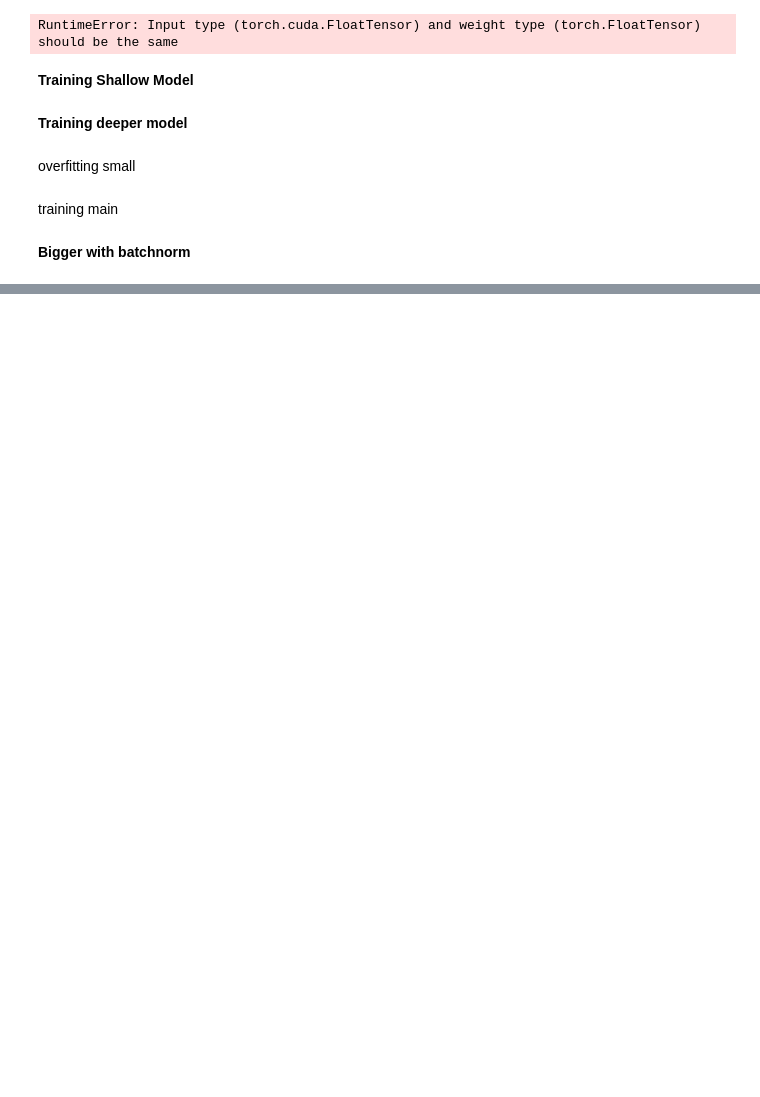
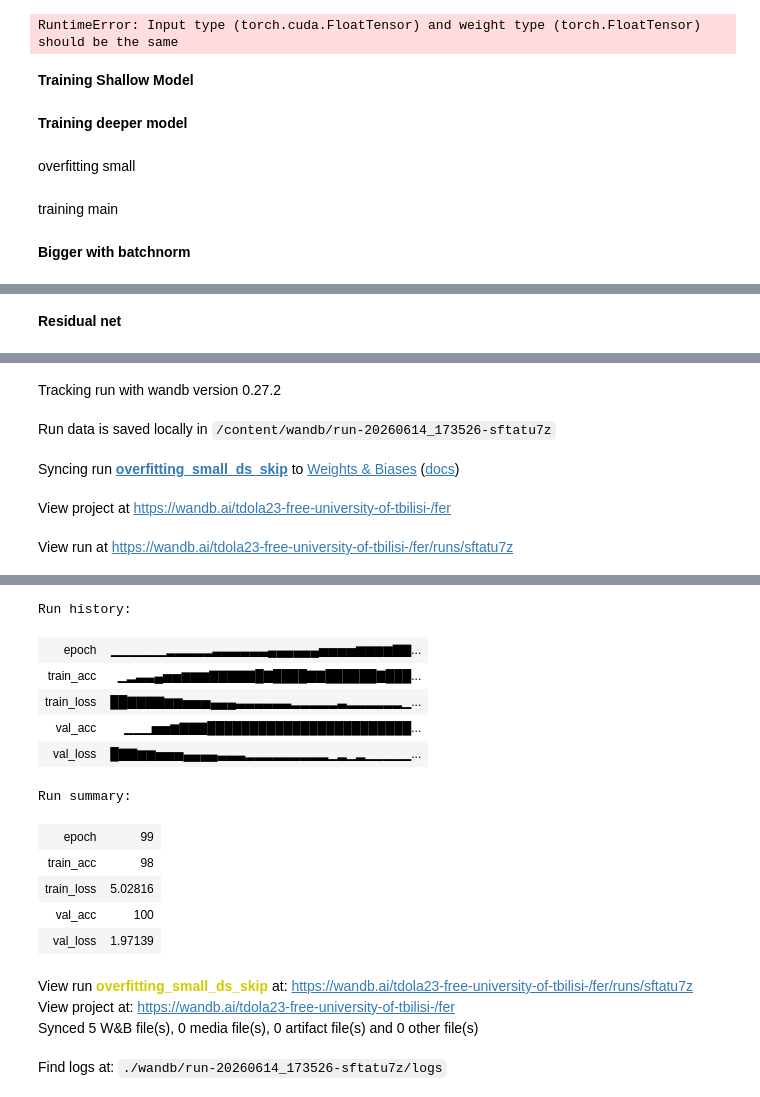
Before and after one commit to icosahedron31/Facial-Expression-Recognition, a Jupyter notebook: CNNMLP.ipynb, the cells around one changed output, grey strips where cells are left out. Saved outputs shown, nothing was run; the diff lists cells and outputs as text; code cells hidden in the pictures; blank space fills up the shorter version.

```diff
--- a/CNNMLP.ipynb
+++ b/CNNMLP.ipynb
@@ -464,0 +556,17 @@ Epoch 30/30, Train Loss: 0.018 Train Accuracy 80.2398
+# %% [markdown]
+**Residual net**
+# %%
+from torch.utils.data import Subset
+
+small_ds = Subset(train_ds, range(100))
+model = BigNetWithSkips().to(device)
+
+wandb.init(
+    project="fer",
+    group="cnnmlp",
+    name="overfitting_small_ds_skip"
+)
+model = train_loop(small_ds, small_ds, "cnnmlp", 0.0001, 8, model, 100)
+torch.save(model, "overfitter.pt")
+wandb.finish()
+# %% [output]
@@ -464,0 +574,5 @@ Epoch 30/30, Train Loss: 0.018 Train Accuracy 80.2398
+Tracking run with wandb version 0.27.2
+Run data is saved locally in /content/wandb/run-20260614_173526-sftatu7z
+Syncing run overfitting_small_ds_skip to Weights & Biases (docs)
+View project at https://wandb.ai/tdola23-free-university-of-tbilisi-/fer
+View run at https://wandb.ai/tdola23-free-university-of-tbilisi-/fer/runs/sftatu7z
@@ -464,0 +597,16 @@ Epoch 30/30, Train Loss: 0.018 Train Accuracy 80.2398
+Run history:
+| epoch | ▁▁▁▁▁▁▂▂▂▂▂▃▃▃▃▃▃▄▄▄▄▄▄▅▅▅▅▆▆▆▆▇▇... |
+| train_acc | ▁▂▃▃▄▅▅▆▆▆▇▇▇▇▇█▇████▇▇██████▇███... |
+| train_loss | ██▇▇▇▇▆▆▅▅▅▄▄▄▃▃▃▃▃▃▂▂▂▂▂▃▂▂▂▂▂▂▁... |
+| val_acc | ▁▁▁▅▅▆▇▇▇████████████████████████... |
+| val_loss | █▇▇▆▆▅▅▅▄▄▄▄▃▃▃▂▂▂▂▂▂▂▂▂▁▂▁▂▁▁▁▁▁... |
+Run summary:
+| epoch | 99 |
+| train_acc | 98 |
+| train_loss | 5.02816 |
+| val_acc | 100 |
+| val_loss | 1.97139 |
+View run overfitting_small_ds_skip at: https://wandb.ai/tdola23-free-university-of-tbilisi-/fer/runs/sftatu7z
+View project at: https://wandb.ai/tdola23-free-university-of-tbilisi-/fer
+Synced 5 W&B file(s), 0 media file(s), 0 artifact file(s) and 0 other file(s)
+Find logs at: ./wandb/run-20260614_173526-sftatu7z/logs
```
Also changed, not shown: parts of 6 cells of this notebook.
